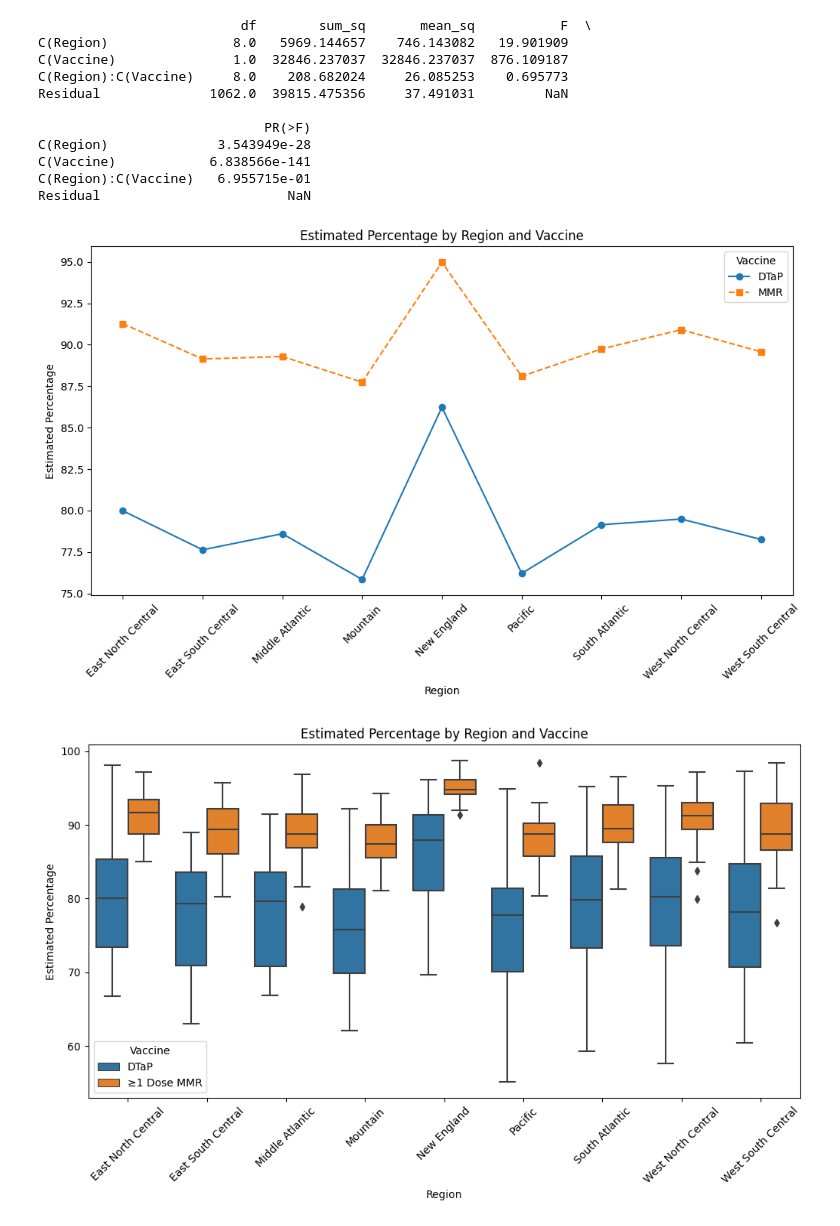
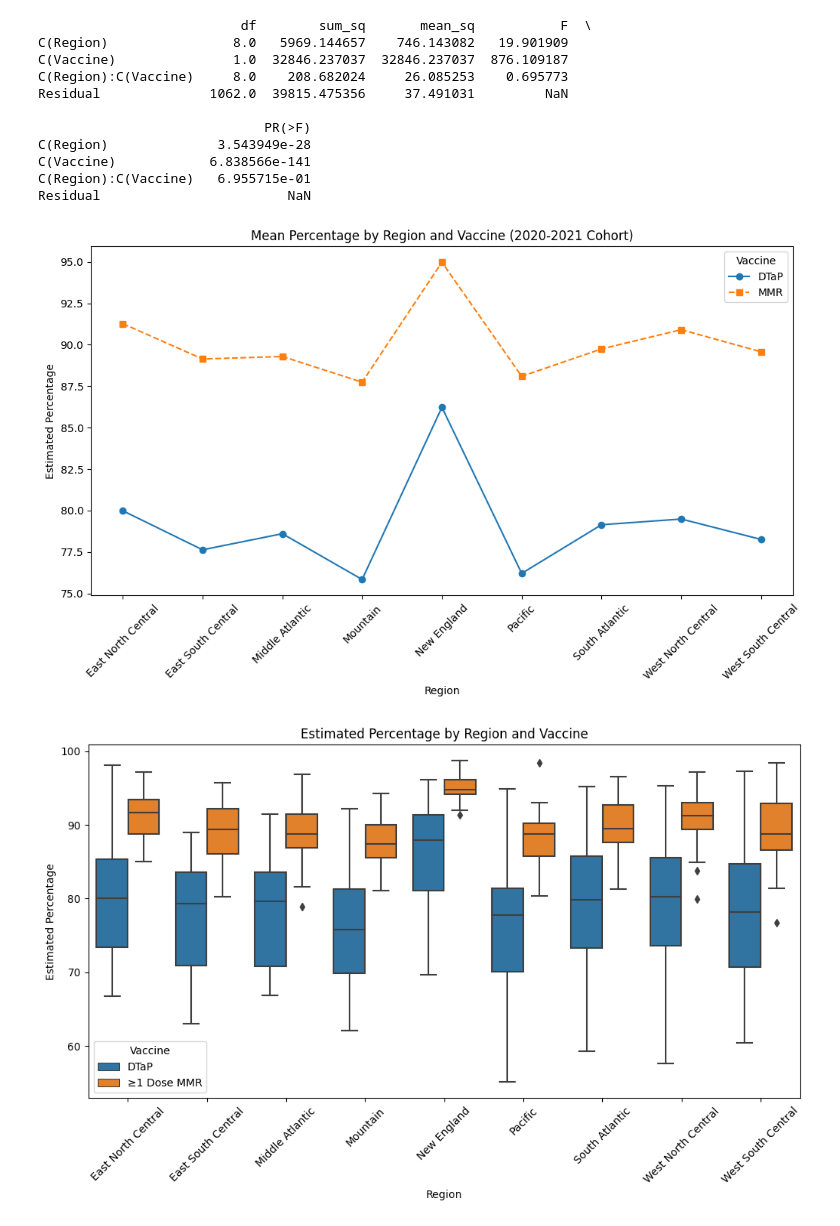
Before and after one commit to Khoi-cpu/RNN_COVID_GROUP, a Jupyter notebook: MMR.vs.DTaP.2-Way-ANOVA.ipynb, the cells around one changed output. Drawn from its saved outputs; the diff is of its cells as text; code cells hidden in the pictures.

```diff
--- a/MMR.vs.DTaP.2-Way-ANOVA.ipynb
+++ b/MMR.vs.DTaP.2-Way-ANOVA.ipynb
@@ -277,31 +277,31 @@ Residual                        NaN
 # %%
 
 
 # Calculate the mean 'Estimated Percentage' for each Region and Vaccine combination
 means = df_filtered.groupby(['Region', 'Vaccine'])['Estimated_Percentage'].mean().reset_index()
 
 # Separate the data by Vaccine for plotting
 dtap_means = means[means['Vaccine'] == 'DTaP']
 mmr_means = means[means['Vaccine'] == '≥1 Dose MMR']
 
 # Plot the mean Estimated Percentage by Region for each Vaccine type
 plt.figure(figsize=(12, 6))
 
 # Plot DTaP means
 plt.plot(dtap_means['Region'], dtap_means['Estimated_Percentage'], marker='o', linestyle='-', label='DTaP')
 
 # Plot MMR means
 plt.plot(mmr_means['Region'], mmr_means['Estimated_Percentage'], marker='s', linestyle='--', label='MMR')
 
 # Customize the plot
-plt.title('Estimated Percentage by Region and Vaccine')
+plt.title('Mean Percentage by Region and Vaccine (2020-2021 Cohort)')
 plt.xlabel('Region')
 plt.ylabel('Estimated Percentage')
 plt.xticks(rotation=45)
 plt.legend(title='Vaccine')
 plt.show()
 # %% [output]
-[figure, old version]
+[figure, new version]
 # %%
 
 
```
Also changed, not shown: parts of 1 cell of this notebook, 1 other file.
